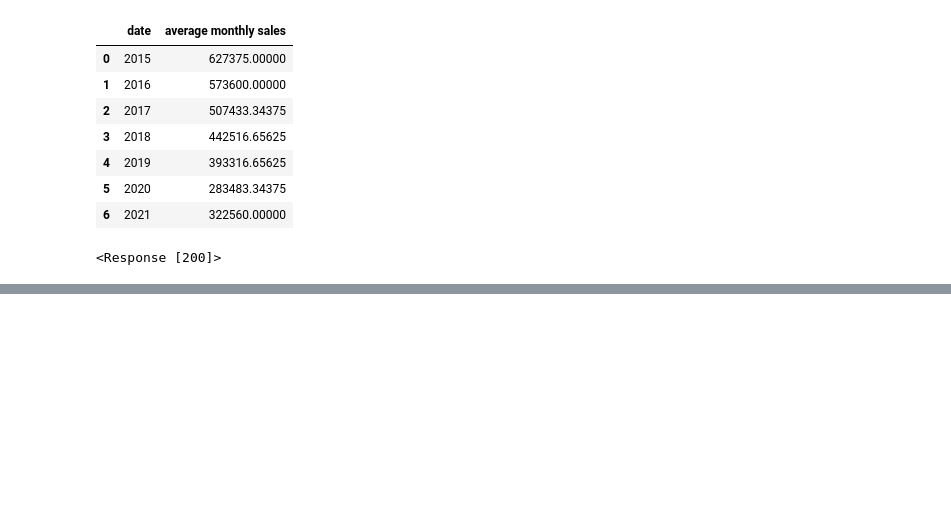
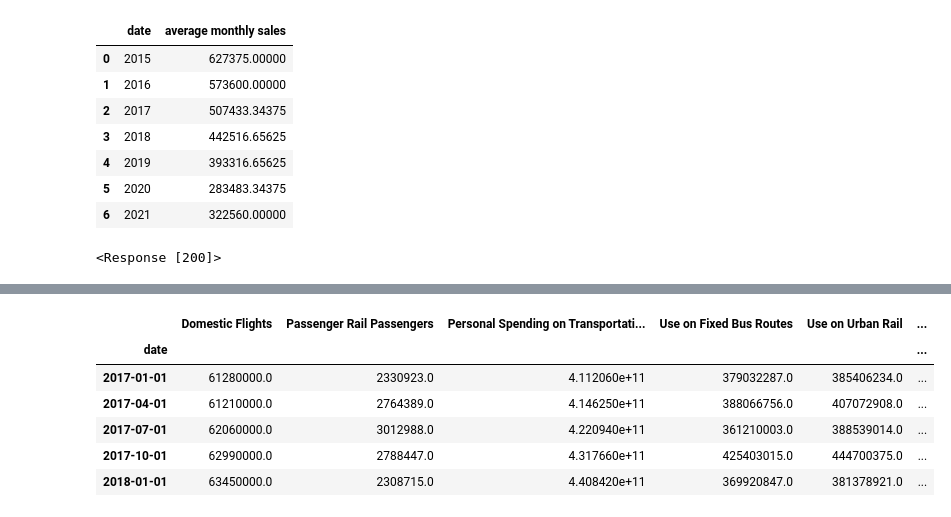
Before and after one commit to dakotajcollins/Car_Dealership, a Jupyter notebook: Dakota File/Dakota Workbook.ipynb, the cells around one changed output, grey strips where cells are left out. Cells and saved outputs as stored; diff of their text form; code cells hidden in the pictures; blank space fills up the shorter version.

```diff
--- a/Dakota File/Dakota Workbook.ipynb
+++ b/Dakota File/Dakota Workbook.ipynb
@@ -143,0 +147,13 @@ lockdown_df.head(57)
+# %%
+travel_habits_df=transport_df.set_index('date')
+th=travel_habits_df.astype('float',copy=True)
+
+th.head()
+# %% [output]
+|  | Domestic Flights | Passenger Rail Passengers | Personal Spending on Transportati... | Use on Fixed Bus Routes | Use on Urban Rail | ... |
+| date |  |  |  |  |  | ... |
+| 2017-01-01 | 61280000.0 | 2330923.0 | 4.112060e+11 | 379032287.0 | 385406234.0 | ... |
+| 2017-04-01 | 61210000.0 | 2764389.0 | 4.146250e+11 | 388066756.0 | 407072908.0 | ... |
+| 2017-07-01 | 62060000.0 | 3012988.0 | 4.220940e+11 | 361210003.0 | 388539014.0 | ... |
+| 2017-10-01 | 62990000.0 | 2788447.0 | 4.317660e+11 | 425403015.0 | 444700375.0 | ... |
+| 2018-01-01 | 63450000.0 | 2308715.0 | 4.408420e+11 | 369920847.0 | 381378921.0 | ... |
```
Also changed, not shown: parts of 16 cells of this notebook, 2 other files.
